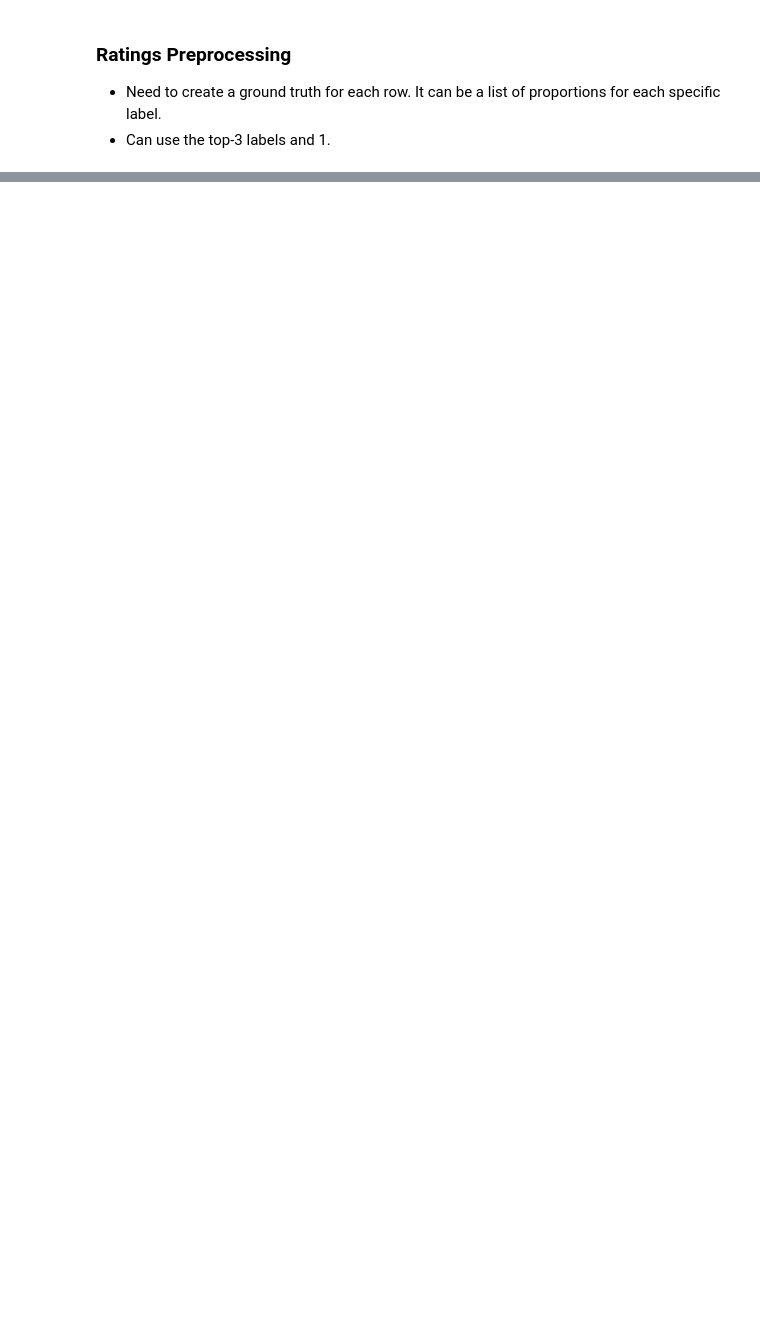
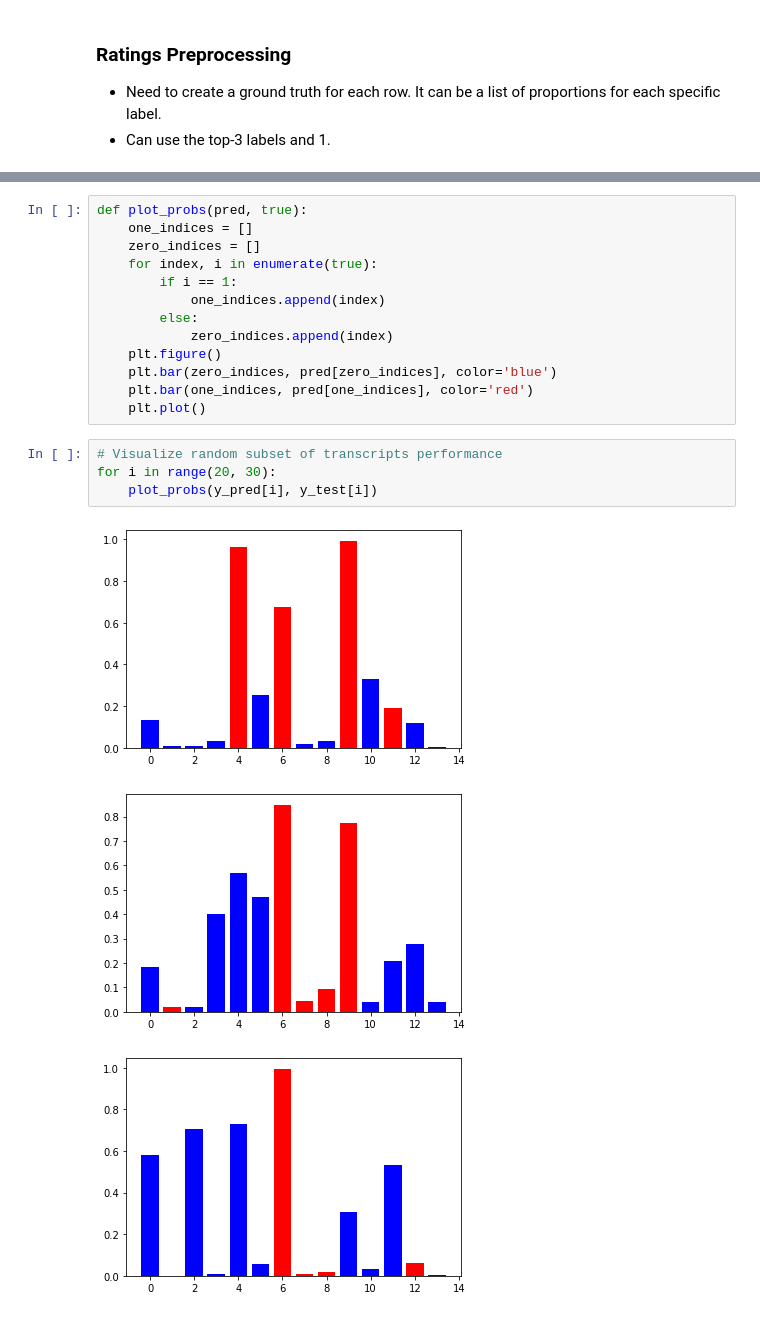
Before and after one commit to danielhariyanto/iPresent, a Jupyter notebook: exp_notebooks/ted_analysis.ipynb, the cells around one changed output, grey strips where cells are left out. Saved outputs shown, nothing was run; the diff lists cells and outputs as text; blank space fills up the shorter version.

```diff
--- a/exp_notebooks/ted_analysis.ipynb
+++ b/exp_notebooks/ted_analysis.ipynb
@@ -178,0 +360,21 @@ wv = api.load('word2vec-google-news-300')
+# %%
+def plot_probs(pred, true):
+    one_indices = []
+    zero_indices = []
+    for index, i in enumerate(true):
+        if i == 1:
+            one_indices.append(index)
+        else:
+            zero_indices.append(index)
+    plt.figure()
+    plt.bar(zero_indices, pred[zero_indices], color='blue')
+    plt.bar(one_indices, pred[one_indices], color='red')
+    plt.plot()
+# %%
+# Visualize random subset of transcripts performance
+for i in range(20, 30):
+    plot_probs(y_pred[i], y_test[i])
+# %% [output]
+[figure, added]
+[figure, added]
+[figure, added]
```
Also changed, not shown: parts of 35 cells of this notebook.
